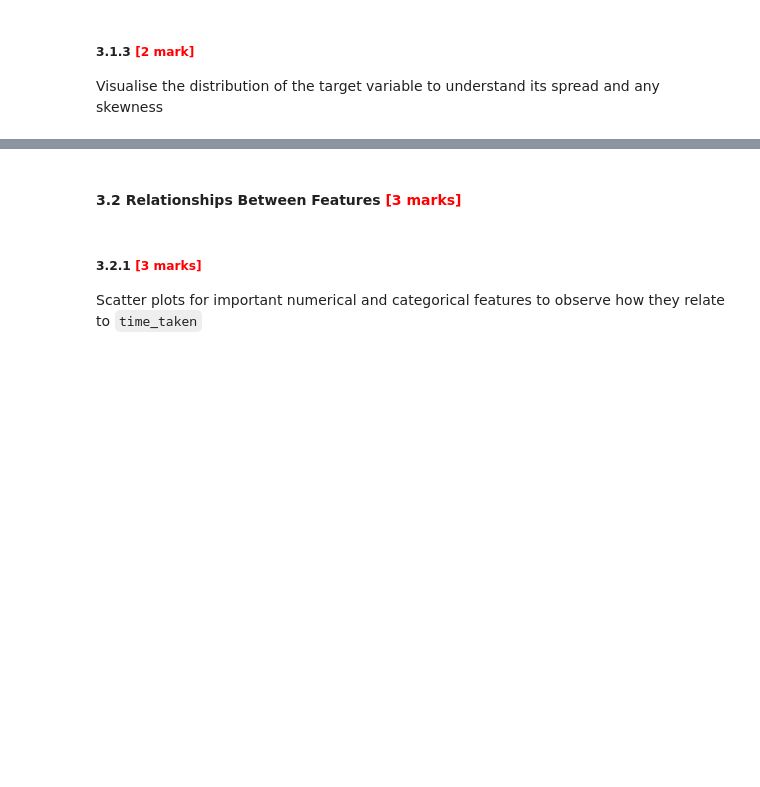
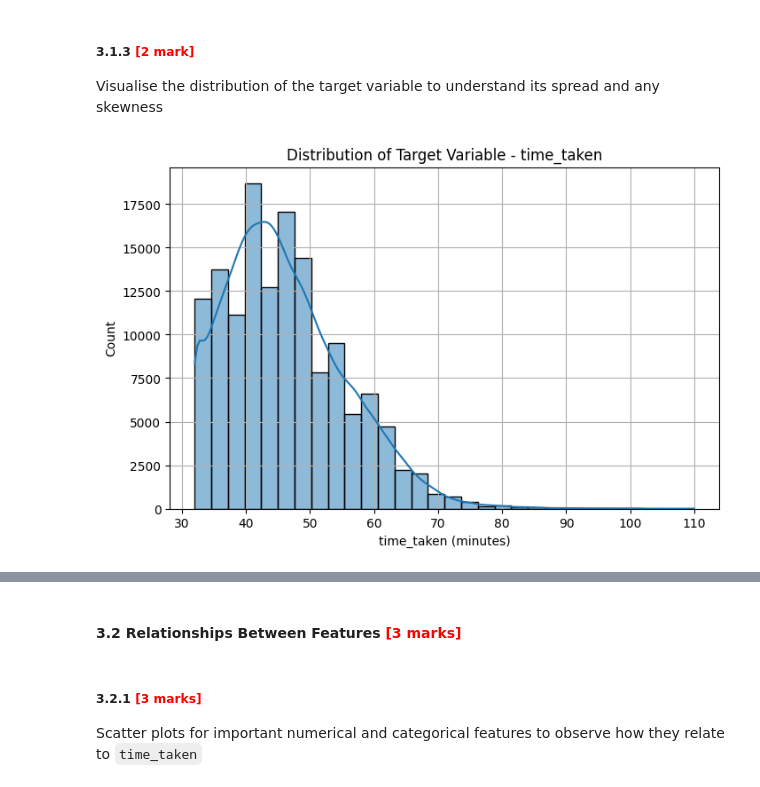
Before and after one commit to princepushparaj/LR_Delivery_Time_Prediction, a Jupyter notebook: LR_Delivery_Time_Estimation_Starter.ipynb, the cells around one changed output, grey strips where cells are left out. Saved outputs shown, nothing was run; the diff lists cells and outputs as text; code cells hidden in the pictures; blank space fills up the shorter version.

```diff
--- a/LR_Delivery_Time_Estimation_Starter.ipynb
+++ b/LR_Delivery_Time_Estimation_Starter.ipynb
@@ -212,10 +275,12 @@ plt.show()
 ##### **3.1.3** <font color = red>[2 mark]</font> <br>
 Visualise the distribution of the target variable to understand its spread and any skewness
 # %%
-# Distribution of time_taken
 plt.figure(figsize=(8, 5))
 sns.histplot(y_train, bins=30, kde=True)
-plt.title("Delivery Time Distribution (in minutes)")
-plt.xlabel("delivery_time")
+plt.title("Distribution of Target Variable - time_taken")
+plt.xlabel("time_taken (minutes)")
 plt.ylabel("Count")
+plt.grid(True)
 plt.show()
+# %% [output]
+[figure, added]
```
Also changed, not shown: parts of 37 cells of this notebook.
